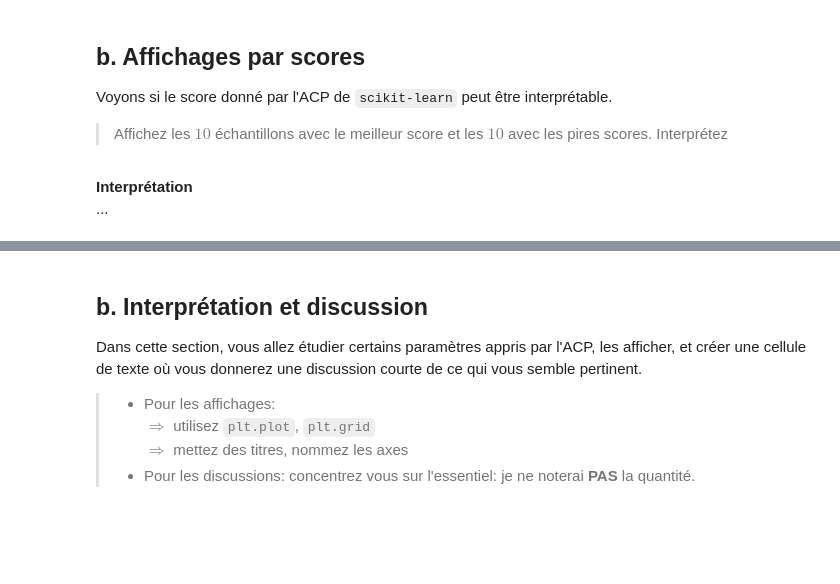
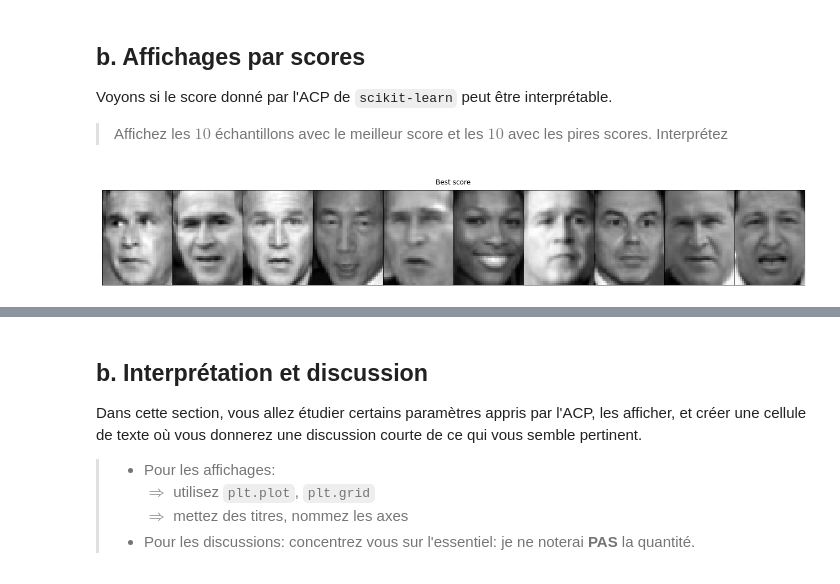
Before and after one commit to campusplage/compte-rendus-calmdown, a Jupyter notebook: TP2_sklearn.ipynb, the cells around one changed output, grey strips where cells are left out. Cells and saved outputs as stored; diff of their text form; code cells hidden in the pictures; blank space fills up the shorter version.

```diff
--- a/TP2_sklearn.ipynb
+++ b/TP2_sklearn.ipynb
@@ -360,3 +358,13 @@ Voyons si le score donné par l'ACP de `scikit-learn` peut être interprétable.
-# %% [markdown]
-__Interprétation__
-...
+# %%
+# extraction et tri des scores
+s = pca.score_samples(d.data) # Extraction des scores
+sorted_samples = np.argsort(s) # Tri dans l'ordre croissant et renvoie les index triés
+
+best_sample = sorted_samples[-10:] # On récupère les index des meilleurs score (fin de la liste)
+worst_sample = sorted_samples[:10] # On récupère les index des plus mauvais score (début de liste)
+
+# Affichage les 10 images avec le score le plus faible, et celles avec le score le plus élevé
+plot_images(d.data[best_sample],'Best score',n_col=10, n_row=1)
+plot_images(d.data[worst_sample],'Worst score',n_col=10, n_row=1)
+# %% [output]
+[figure, added]
```
Also changed, not shown: parts of 25 cells of this notebook.
